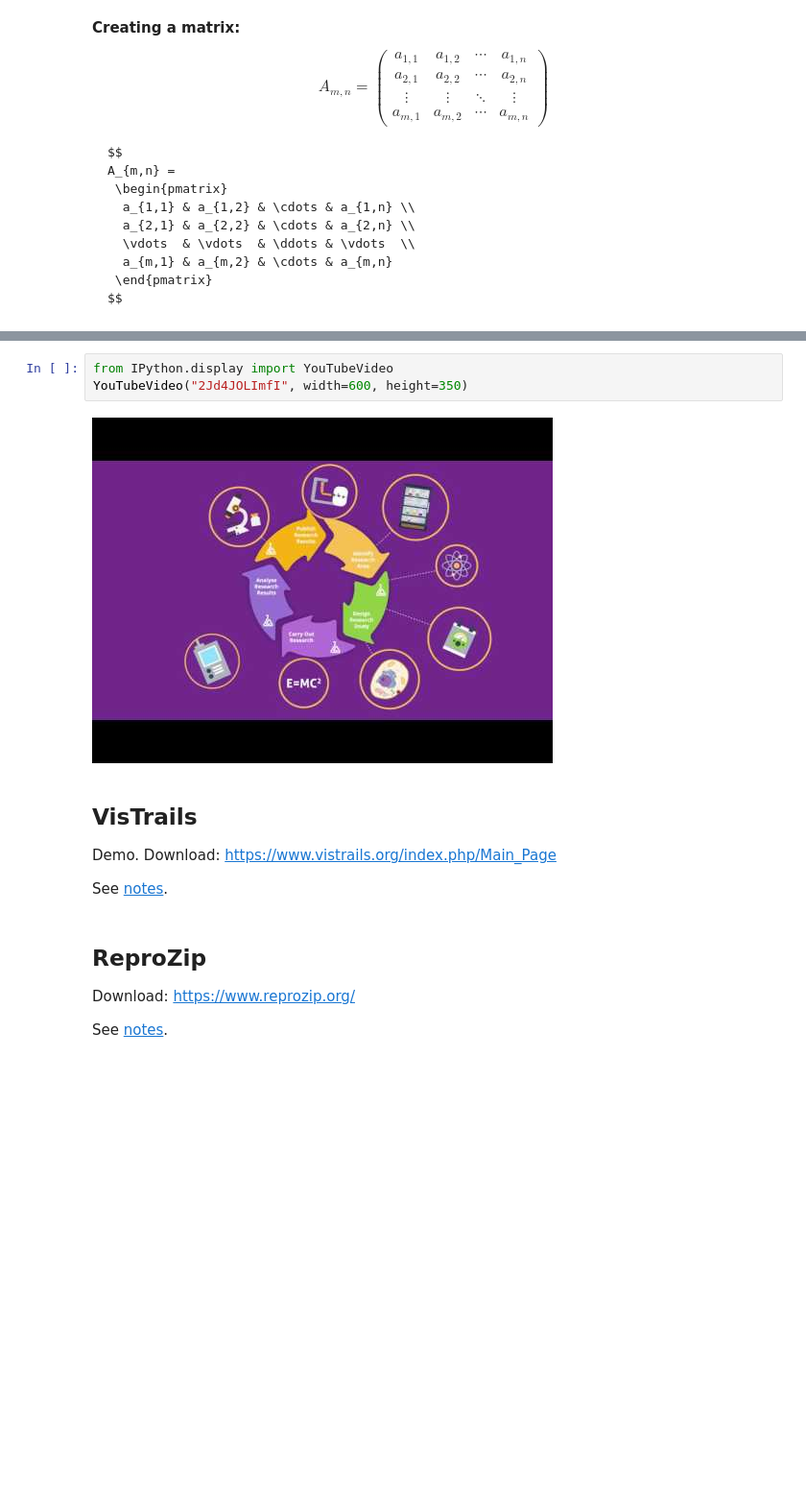
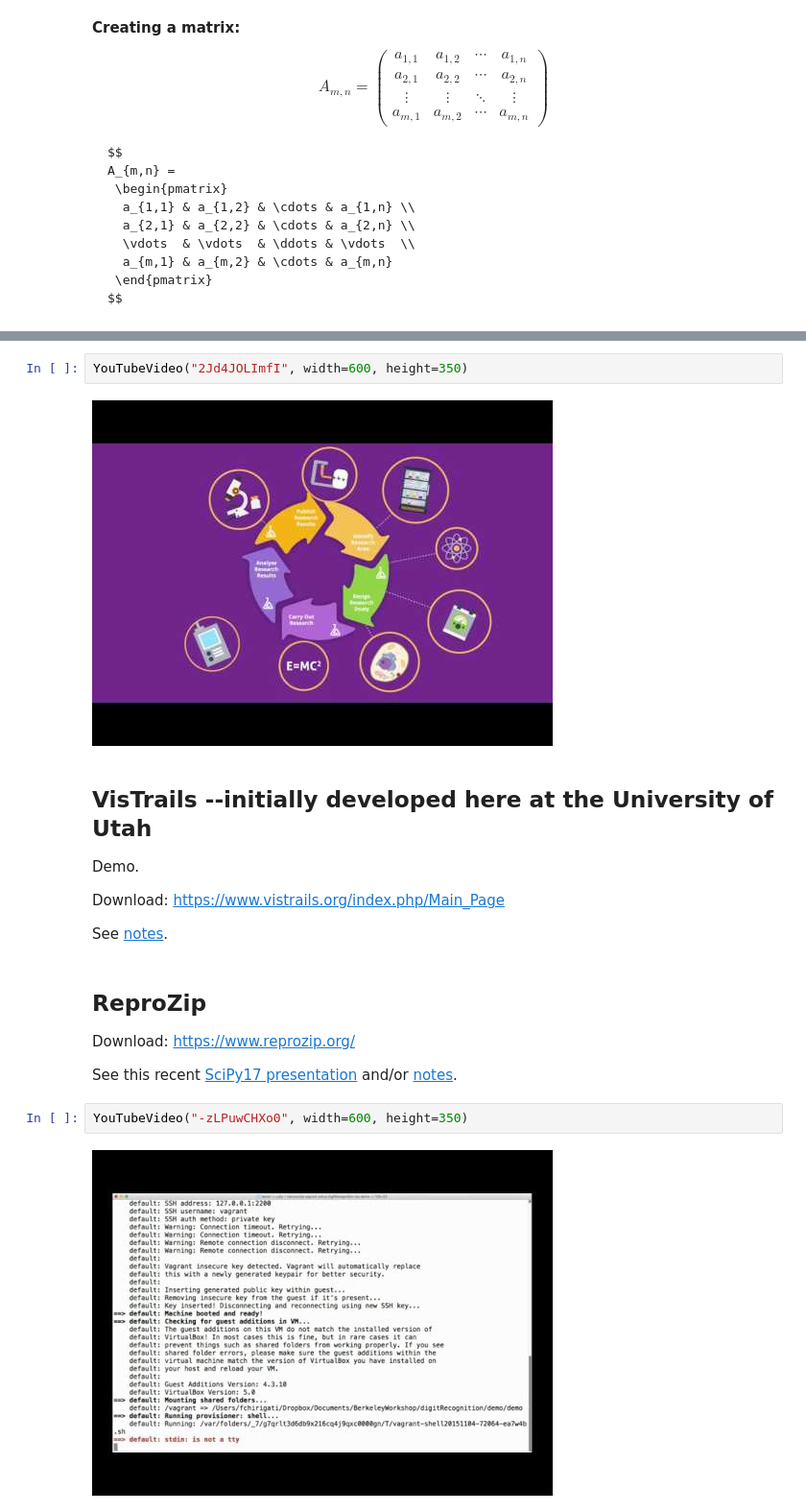
Before and after one commit to UUDeCART/reproducible_science, a Jupyter notebook: 4_1-BuildYourToolkit.ipynb, the cells around one changed output, grey strips where cells are left out. Shown at 96% size. Drawn from its saved outputs; the diff is of its cells as text; blank space fills up the shorter version.

```diff
--- a/4_1-BuildYourToolkit.ipynb
+++ b/4_1-BuildYourToolkit.ipynb
@@ -127,12 +144,13 @@ Follow the guide <a href="http://campusguides.lib.utah.edu/labarchives">here</a>
 # %%
-from IPython.display import YouTubeVideo
 YouTubeVideo("2Jd4JOLImfI", width=600, height=350)
 # %% [output]
 [figure]
 # %% [markdown]
-## VisTrails
+## VisTrails --initially developed here at the University of Utah
 
-Demo. Download: https://www.vistrails.org/index.php/Main_Page
+Demo.
+
+Download: https://www.vistrails.org/index.php/Main_Page
 
 See [notes](./notes-vistrails.md).
 # %% [markdown]
@@ -140,7 +158,11 @@ See [notes](./notes-vistrails.md).
 
 Download: https://www.reprozip.org/
 
-See [notes](./notes-reprozip.md).
+See this recent [SciPy17 presentation](https://vickysteeves.gitlab.io/2017-SciPy/#/) and/or [notes](./notes-reprozip.md).
+# %%
+YouTubeVideo("-zLPuwCHXo0", width=600, height=350)
+# %% [output]
+[figure, added]
 # %% [markdown]
 ## Exercise
 Pick one of the tools and set up a project or workflow with it.
```
Also changed, not shown: parts of 8 cells of this notebook.
